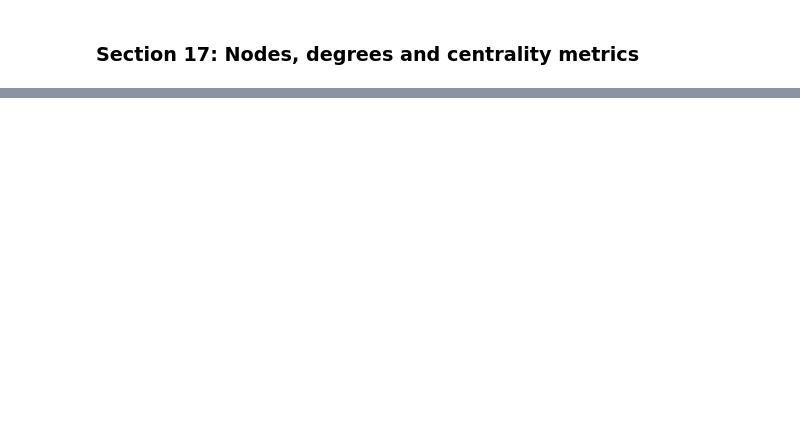
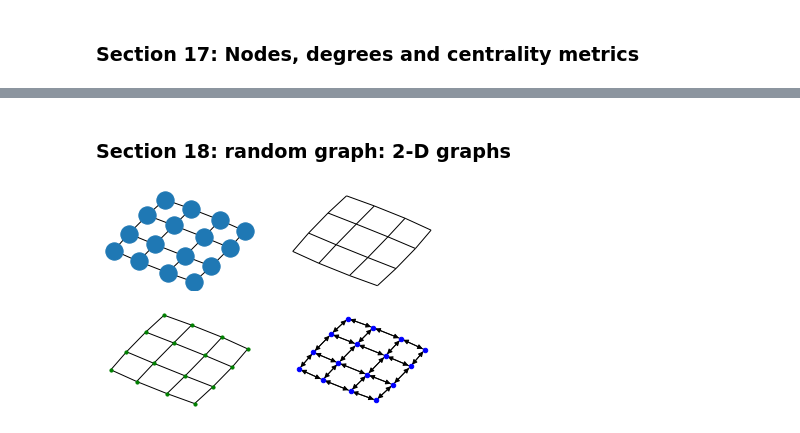
Before and after one commit to soslin/social-network-analysis, a Jupyter notebook: soc-net-class/learn_graphs_sna_3.ipynb, the cells around one changed output, grey strips where cells are left out. Drawn from its saved outputs; the diff is of its cells as text; code cells hidden in the pictures; blank space fills up the shorter version.

```diff
--- a/soc-net-class/learn_graphs_sna_3.ipynb
+++ b/soc-net-class/learn_graphs_sna_3.ipynb
@@ -154,0 +174,24 @@ plt.show()
+# %% [markdown]
+### Section 18: random graph: 2-D graphs
+# %%
+w = nx.grid_2d_graph(4,4)
+pos = nx.spring_layout(w, iterations = 100)
+
+plt.subplot(221)
+nx.draw(w,pos, font_size = 8)
+
+plt.subplot(222)
+nx.draw(w,pos, color = 'k', node_size = 0, with_labels = False)
+
+plt.subplot(223)
+nx.draw(w,pos, node_color = 'g', node_size = 10, with_labels = False)
+
+plt.subplot(224)
+
+x = w.to_directed()
+
+nx.draw(x,pos, node_color = 'b', node_size = 20)
+
+plt.show()
+# %% [output]
+[figure, added]
```
Also changed, not shown: parts of 22 cells of this notebook.
